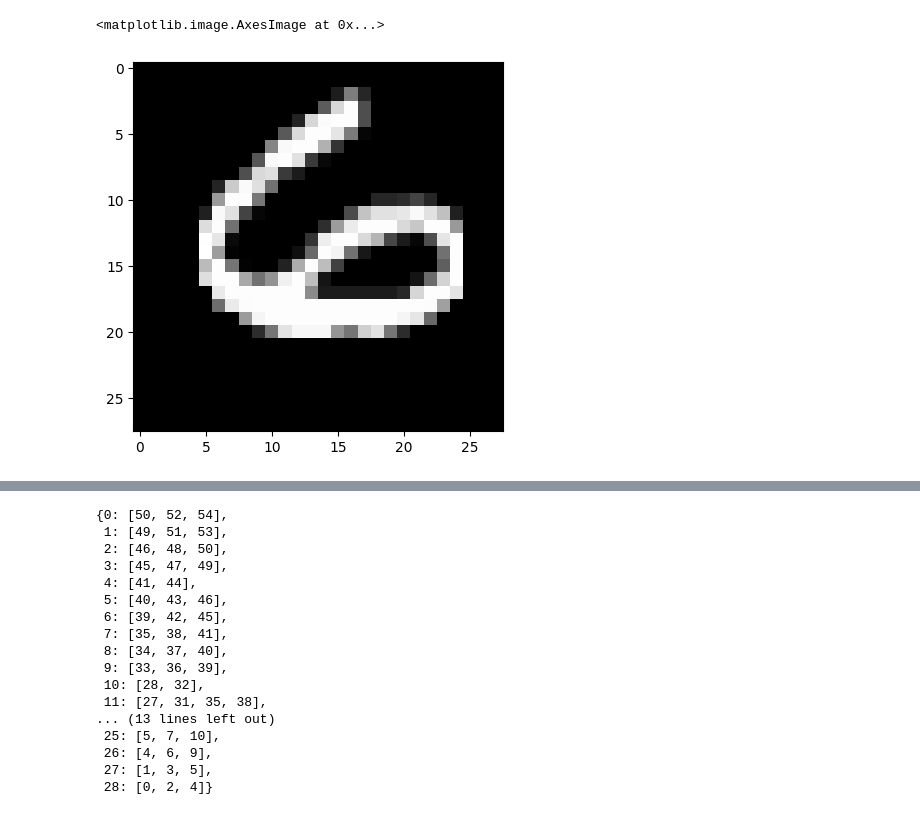
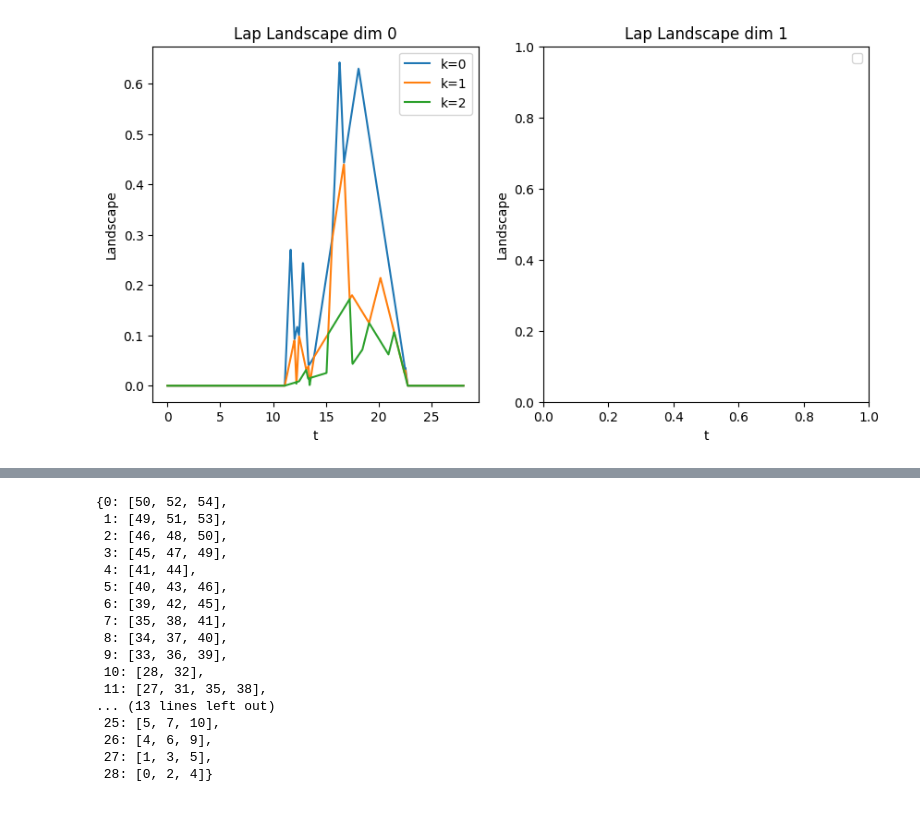
Before and after one commit to siroj99/Master_thesis, a Jupyter notebook: code/MNIST_examples.ipynb, the cells around one changed output, grey strips where cells are left out. Cells and saved outputs as stored; diff of their text form; code cells hidden in the pictures.

```diff
--- a/code/MNIST_examples.ipynb
+++ b/code/MNIST_examples.ipynb
@@ -244,6 +254,7 @@ X.shape
-# %%
-id_image = 3
-plt.imshow(X[id_image], cmap="gray")
-# %% [output]
-<matplotlib.image.AxesImage at 0x...>
-[figure, removed]
+# %%
+with open("../mnist_ballmapper_new_filtration/sample_size_7000/eps_2/color_x/lap_image_3_y_6.pkl", "rb") as fi:
+    lap_land = pickle.load(fi)
+# %%
+lap_land.plot()
+# %% [output]
+[figure, added]
```
Also changed, not shown: parts of 9 cells of this notebook, 4 other files.
